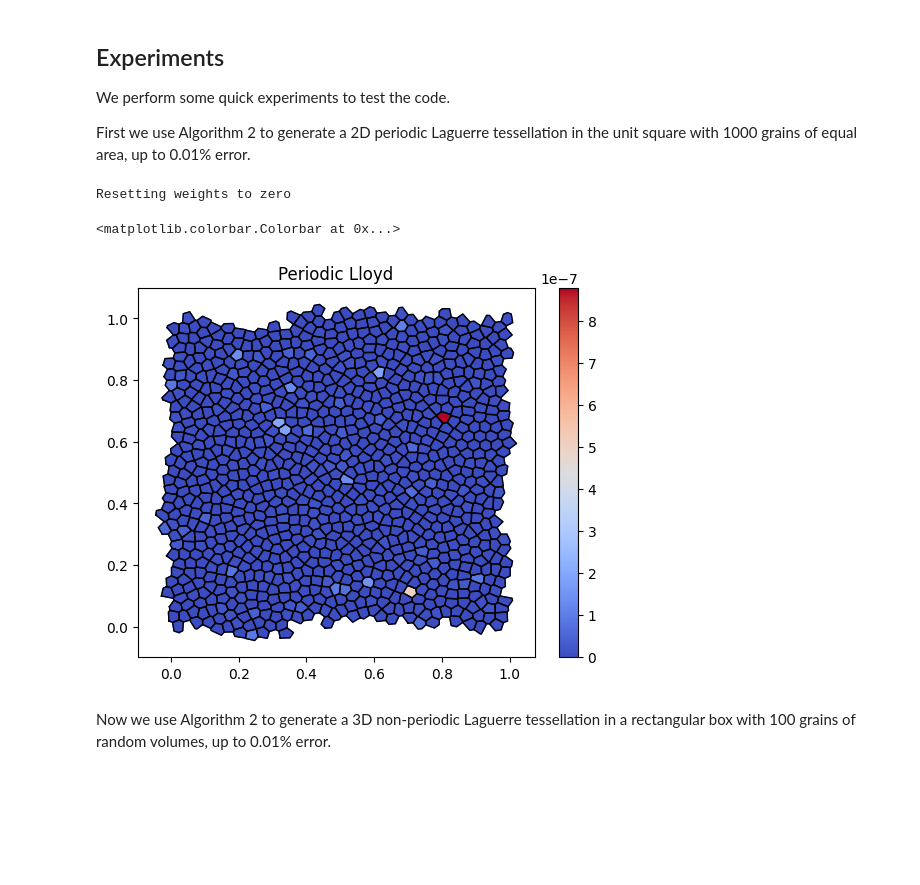
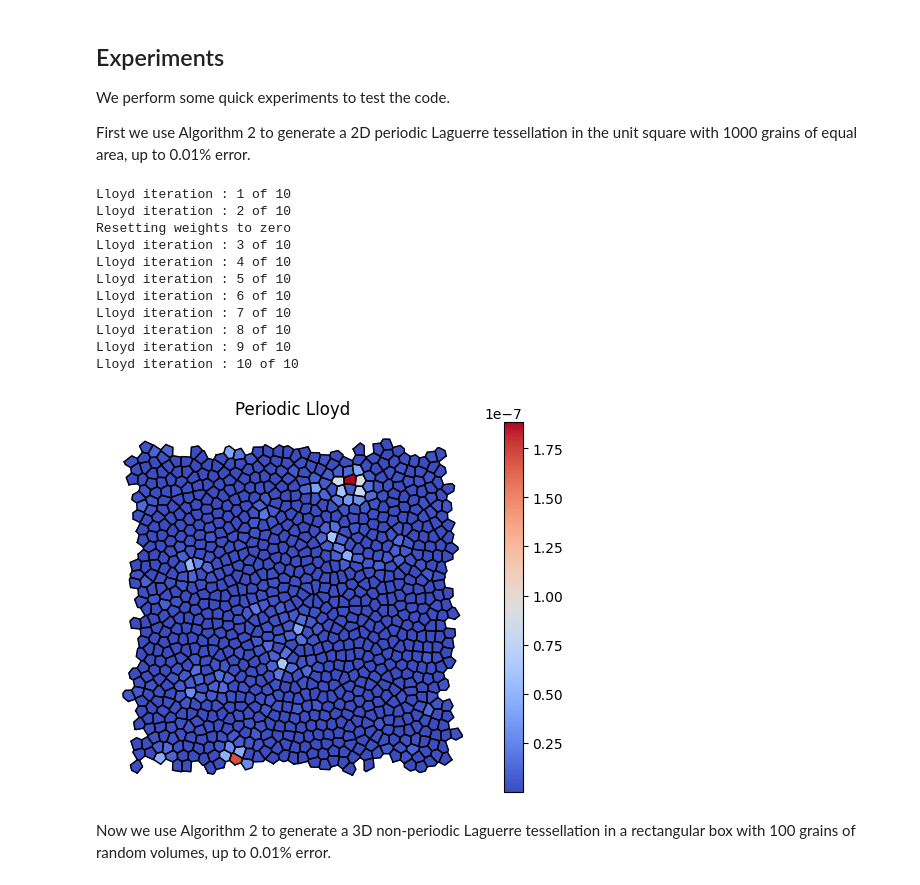
Before and after one commit to DPBourne/Laguerre-Polycrystalline-Microstructures, a Jupyter notebook: Examples/Philosophical_Magazine_2020/BourneKokRoperSpanjer2020.ipynb, the cells around one changed output. Saved outputs shown, nothing was run; the diff lists cells and outputs as text; code cells hidden in the pictures; blank space fills up the shorter version.

```diff
--- a/Examples/Philosophical_Magazine_2020/BourneKokRoperSpanjer2020.ipynb
+++ b/Examples/Philosophical_Magazine_2020/BourneKokRoperSpanjer2020.ipynb
@@ -282,6 +285,18 @@ def plot_cells2d(ot,ax=None,titlestr=None,colorby=None):
 
     numpy_array_of_cells = dsa.WrapDataObject(data).Cells
     numpy_array_of_points = dsa.WrapDataObject(data).Points
+
+    cell_data = data.GetCellData()
+
+    array = cell_data.GetArray(1)
+    array_name = array.GetName()
+
+    # Extract array values
+    cell_numbers=[]
+    for j in range(array.GetNumberOfTuples()):
+        tuple_data = array.GetTuple(j)  # Get the data tuple for the cell
+        cell_numbers.append(int(tuple_data[0]))
+
     cells = vtk_to_numpy(numpy_array_of_cells)
     verts = vtk_to_numpy(numpy_array_of_points)
 
@@ -296,7 +311,7 @@ def plot_cells2d(ot,ax=None,titlestr=None,colorby=None):
             nv = cells[idx]
             vidx = cells[idx+1:idx+nv+1]
             idx = idx+nv+1
-            im = ax.fill(verts[vidx,0],verts[vidx,1],color=colors[k],linewidth=1)
+            im = ax.fill(verts[vidx,0],verts[vidx,1],color=colors[cell_numbers[k]],linewidth=1)
 
     idx = 0
     for k in range(N):
@@ -334,6 +349,7 @@ def plot_cells3d(ot,ax=None,titlestr=None,colorby=None,box=None):
     else:
         otplotter.add_mesh(otgrid,show_edges=True)
 
+    otplotter.remove_scalar_bar()
     otplotter.show()
 
     # Add a headlight
@@ -348,31 +364,43 @@ First we use Algorithm 2 to generate a 2D periodic Laguerre tessellation in the
 # %%
 # Set up the box
 box2d = np.array([[0,1],[0,1]])
 
 # Number of grains
 N = 1000
 
 # Random initial seed locations
 X = np.random.rand(N,2)@np.diag(box2d[:,1]-box2d[:,0])+box2d[:,0]
 
 # Target areas of the Laguerre cells (all cells equal area)
 target_areas = np.ones(N);
 target_areas = np.prod(box2d[:,1]-box2d[:,0])*target_areas/np.sum(target_areas)
 
 # Use Algorithm 2 to find a Laguerre tessellation with grains of the target areas
 ot2 = algorithm2(box2d,X,target_areas,periodic=[True,True],tol=1e-2,numLloyd=10)
 
 # Plot the Laguerre tessellation. Each cell is coloured according to the
 # percentage error of its area.
 fig, ax = plt.subplots()
 area_error = np.abs(ot2.pd.integrals()-target_areas)/target_areas*100
 plot_cells2d(ot2,ax=ax,titlestr="Periodic Lloyd",colorby=area_error)
 norm = colors.Normalize(np.min(area_error), np.max(area_error))
 cmap = cm.coolwarm
 fig.colorbar(cm.ScalarMappable(norm=norm,cmap=cmap),ax=ax)
+ax.axis('off')
+ax.set_aspect('equal')
+plt.savefig('5000Grains2D.pdf',bbox_inches='tight', pad_inches=0)
 # %% [output]
+Lloyd iteration : 1 of 10
+Lloyd iteration : 2 of 10
 Resetting weights to zero
+Lloyd iteration : 3 of 10
+Lloyd iteration : 4 of 10
+Lloyd iteration : 5 of 10
+Lloyd iteration : 6 of 10
+Lloyd iteration : 7 of 10
+Lloyd iteration : 8 of 10
+Lloyd iteration : 9 of 10
+Lloyd iteration : 10 of 10
-<matplotlib.colorbar.Colorbar at 0x...>
-[figure, old version]
+[figure, new version]
 # %% [markdown]
 Now we use Algorithm 2 to generate a 3D non-periodic Laguerre tessellation in a rectangular box with 100 grains of random volumes, up to 0.01% error.
```
Also changed, not shown: parts of 16 cells of this notebook.
